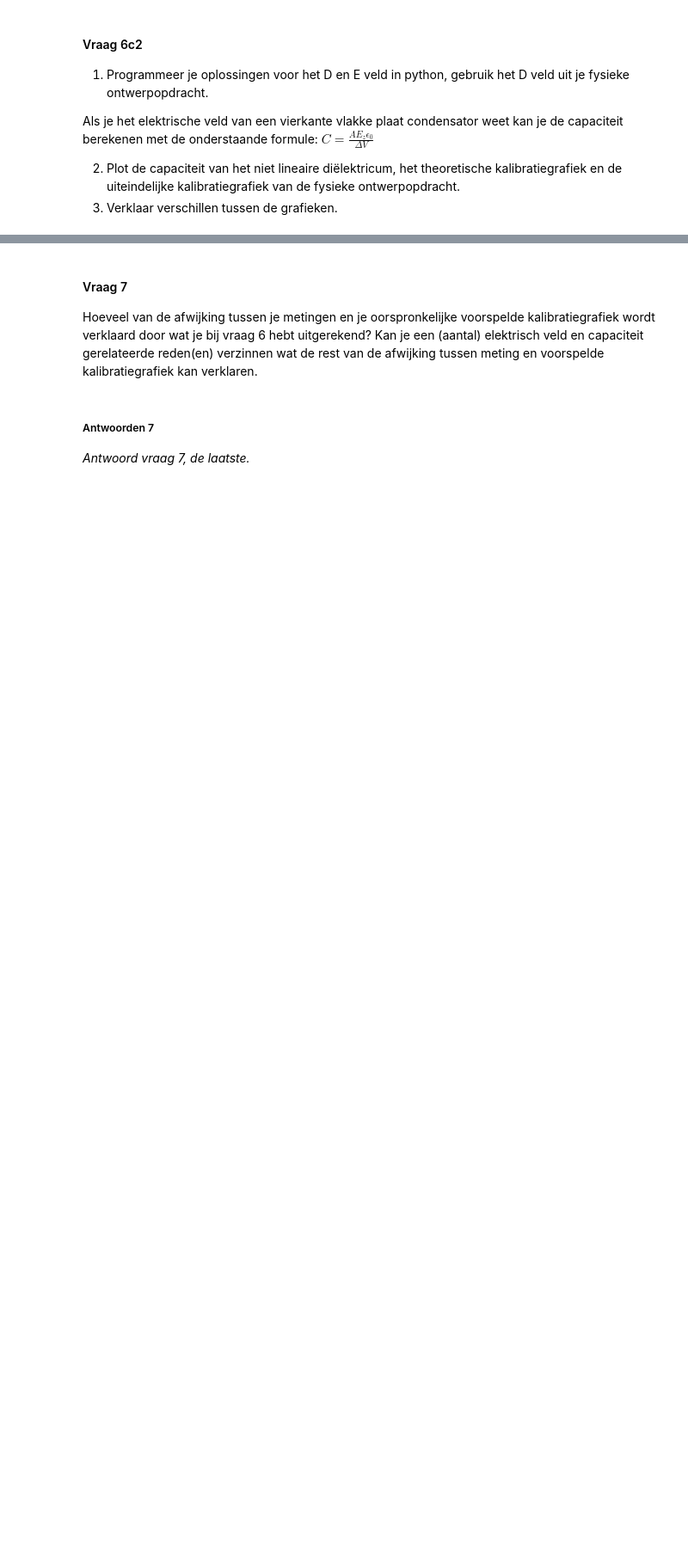
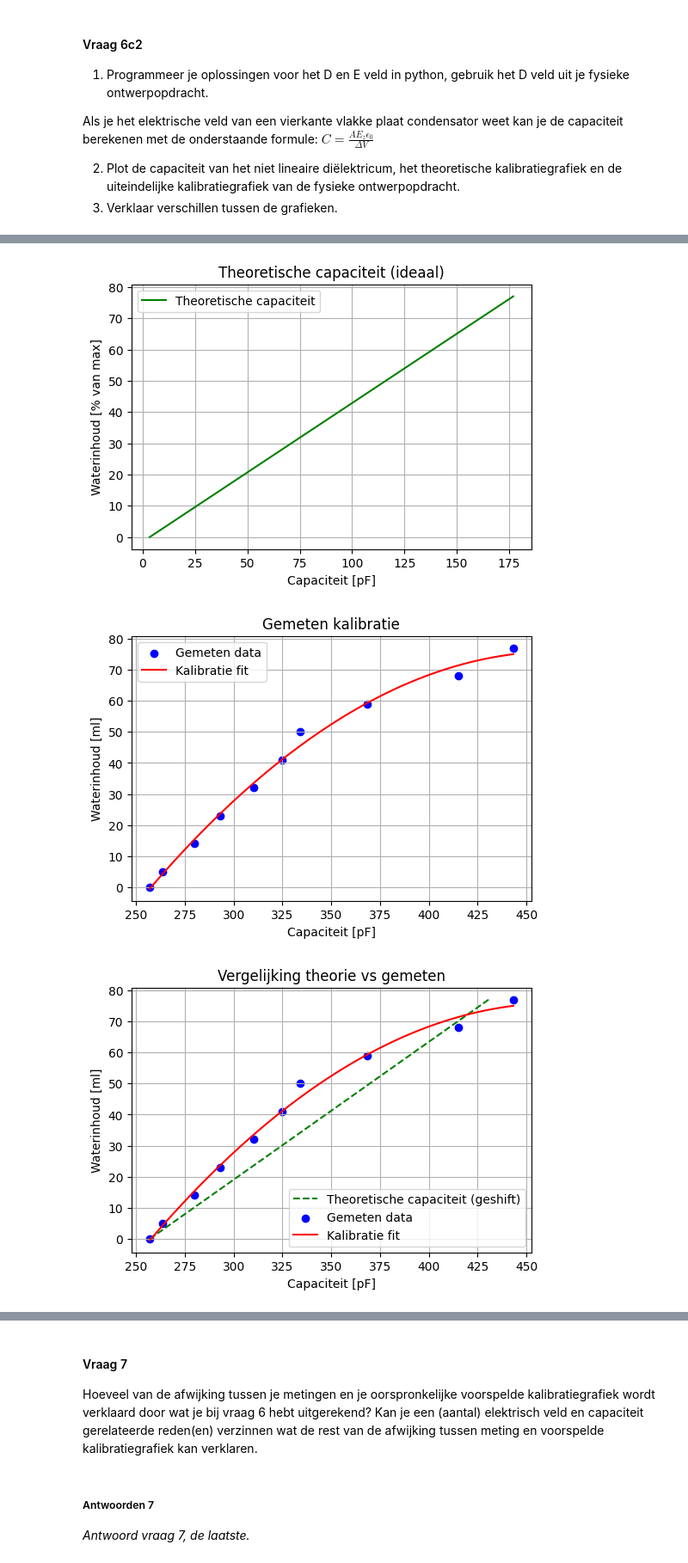
Before and after one commit to Alek-Janssen/opdrachten-DEF-D, a Jupyter notebook: DigitaleOntwerpopdrachten/1CondensatorOpdracht/CondensatorOntwerpopdracht.ipynb, the cells around one changed output, grey strips where cells are left out. Shown at 86% size. Drawn from its saved outputs; the diff is of its cells as text; code cells hidden in the pictures; blank space fills up the shorter version.

```diff
--- a/DigitaleOntwerpopdrachten/1CondensatorOpdracht/CondensatorOntwerpopdracht.ipynb
+++ b/DigitaleOntwerpopdrachten/1CondensatorOpdracht/CondensatorOntwerpopdracht.ipynb
@@ -1154,0 +1246,70 @@ def E_condensator(x1, x2, D):
+# %%
+import numpy as np
+import matplotlib.pyplot as plt
+from scipy.optimize import curve_fit
+
+epsilon0 = 8.85e-12
+A = 0.01
+d = 0.04  # echte afstand in meter
+
+# waterfractie
+water_frac = np.linspace(0,1,20)
+epsilon_spons = 1.5
+epsilon_water = 80
+epsilon_r = epsilon_spons + water_frac*(epsilon_water - epsilon_spons)
+
+# theoretische capaciteit
+C_theorie = (epsilon0 * epsilon_r * A) / d
+C_theorie_pf = C_theorie * 1e12
+
+# gemeten data
+capacitance = np.array([257, 263.8, 280, 293.2, 310.1, 324.9, 334,368.5,415.2,443.3])
+volume_ml = np.array([0, 5, 14, 23, 32, 41, 50, 59, 68, 77])
+
+# Quadratische fit van gemeten data
+def quad(C, a, b, c):
+    return a*C**2 + b*C + c
+
+params, _ = curve_fit(quad, capacitance, volume_ml)
+C_fit = np.linspace(capacitance[0], capacitance[-1], 200)
+volume_fit = quad(C_fit, *params)
+
+# --- 1. Theoretische grafiek ---
+plt.figure(figsize=(6,4))
+plt.plot(C_theorie_pf, water_frac*77, label='Theoretische capaciteit', color='green')
+plt.xlabel("Capaciteit [pF]")
+plt.ylabel("Waterinhoud [% van max]")
+plt.title("Theoretische capaciteit (ideaal)")
+plt.grid(True)
+plt.legend()
+plt.show()
+
+# --- 2. Gemeten data + fit ---
+plt.figure(figsize=(6,4))
+plt.scatter(capacitance, volume_ml, label='Gemeten data', color='blue')
+plt.plot(C_fit, volume_fit, label='Kalibratie fit', color='red')
+plt.xlabel("Capaciteit [pF]")
+plt.ylabel("Waterinhoud [ml]")
+plt.title("Gemeten kalibratie")
+plt.grid(True)
+plt.legend()
+plt.show()
+
+# --- 3. Vergelijking (geshiftte theorie) ---
+# Shift theorie naar eerste gemeten punt
+C_theorie_pf_shifted = C_theorie_pf - C_theorie_pf[0] + capacitance[0]
+
+plt.figure(figsize=(6,4))
+plt.plot(C_theorie_pf_shifted, water_frac*77, label='Theoretische capaciteit (geshift)', color='green', linestyle='--')
+plt.scatter(capacitance, volume_ml, label='Gemeten data', color='blue')
+plt.plot(C_fit, volume_fit, label='Kalibratie fit', color='red')
+plt.xlabel("Capaciteit [pF]")
+plt.ylabel("Waterinhoud [ml]")
+plt.title("Vergelijking theorie vs gemeten")
+plt.grid(True)
+plt.legend()
+plt.show()
+# %% [output]
+[figure, added]
+[figure, added]
+[figure, added]
```
Also changed, not shown: parts of 8 cells of this notebook.
